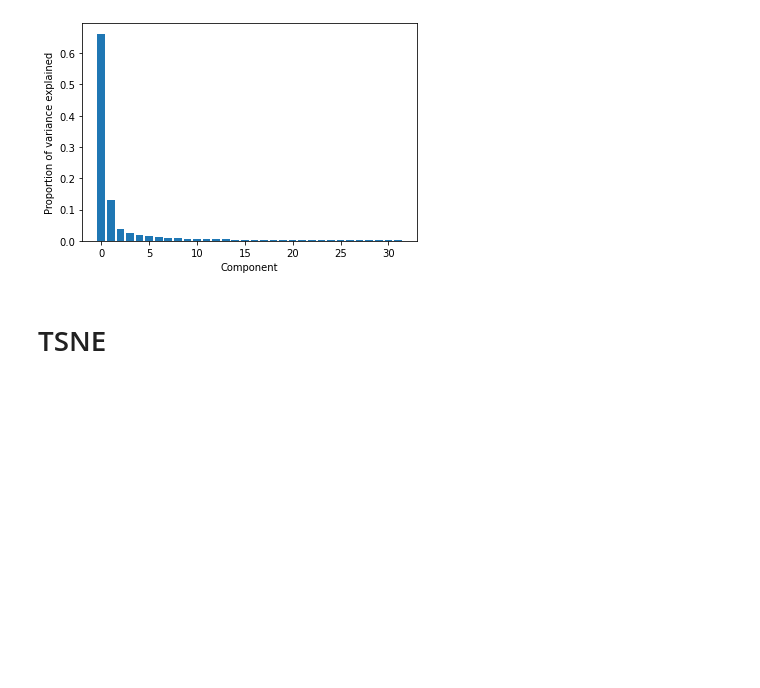
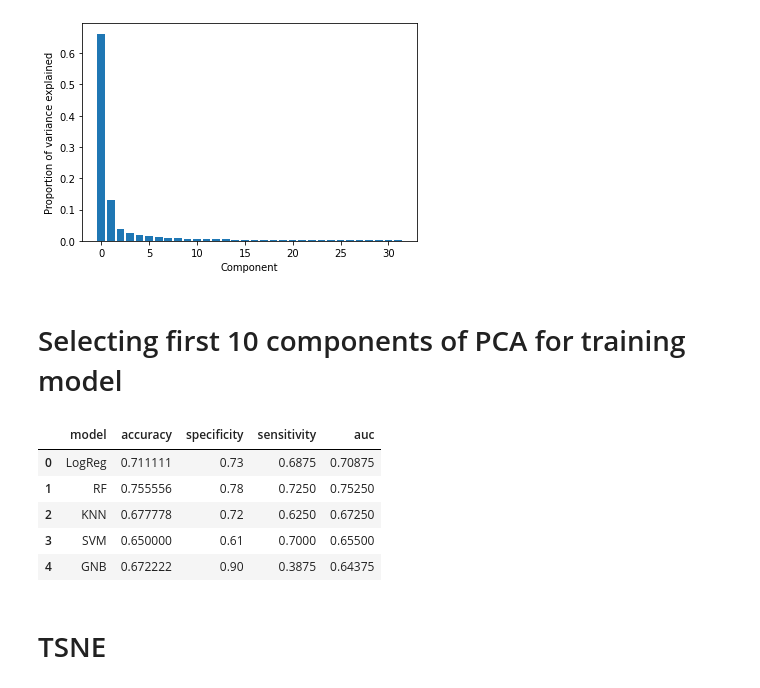
Before and after one commit to hammadkhann/ML-for-AI-and-DS, a Jupyter notebook: Case_study1/Feature_Engineering_Case_Study_1_Hammad.ipynb, the cells around one changed output. Cells and saved outputs as stored; diff of their text form; code cells hidden in the pictures; blank space fills up the shorter version.

```diff
--- a/Case_study1/Feature_Engineering_Case_Study_1_Hammad.ipynb
+++ b/Case_study1/Feature_Engineering_Case_Study_1_Hammad.ipynb
@@ -406,6 +407,20 @@ plt.ylabel("Proportion of variance explained")
 # %% [output]
 Text(0, 0.5, 'Proportion of variance explained')
 [figure]
+# %% [markdown]
+# Selecting first 10 components of PCA for training model
+# %%
+X_pca = PCA().fit_transform(X)
+pca_data = X_pca[:,:10]
+pca_results = evaluate(models, pca_data, kf)
+pca_results
+# %% [output]
+|  | model | accuracy | specificity | sensitivity | auc |
+| 0 | LogReg | 0.711111 | 0.73 | 0.6875 | 0.70875 |
+| 1 | RF | 0.755556 | 0.78 | 0.7250 | 0.75250 |
+| 2 | KNN | 0.677778 | 0.72 | 0.6250 | 0.67250 |
+| 3 | SVM | 0.650000 | 0.61 | 0.7000 | 0.65500 |
+| 4 | GNB | 0.672222 | 0.90 | 0.3875 | 0.64375 |
 # %% [markdown]
 # TSNE
 # %%
```
Also changed, not shown: parts of 13 cells of this notebook.
